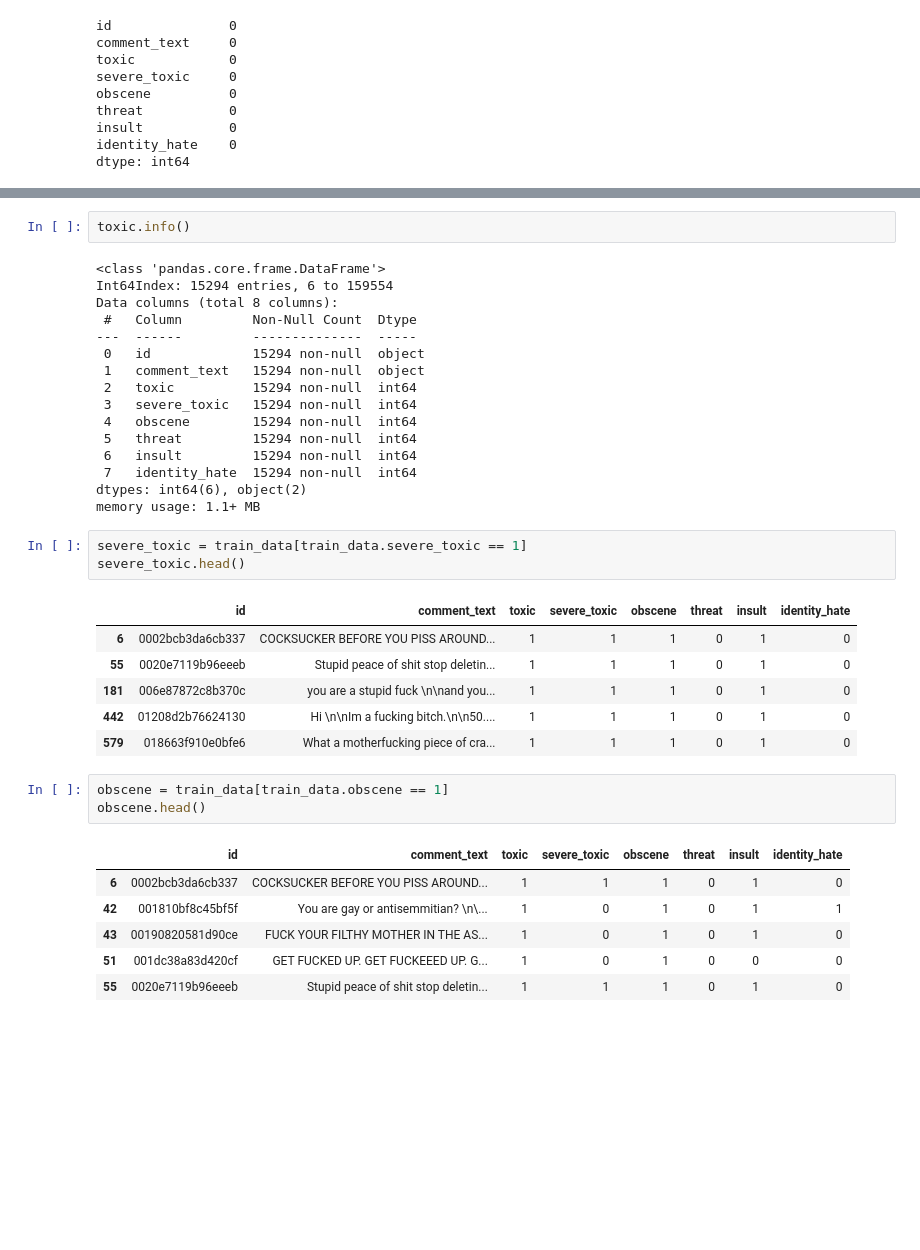
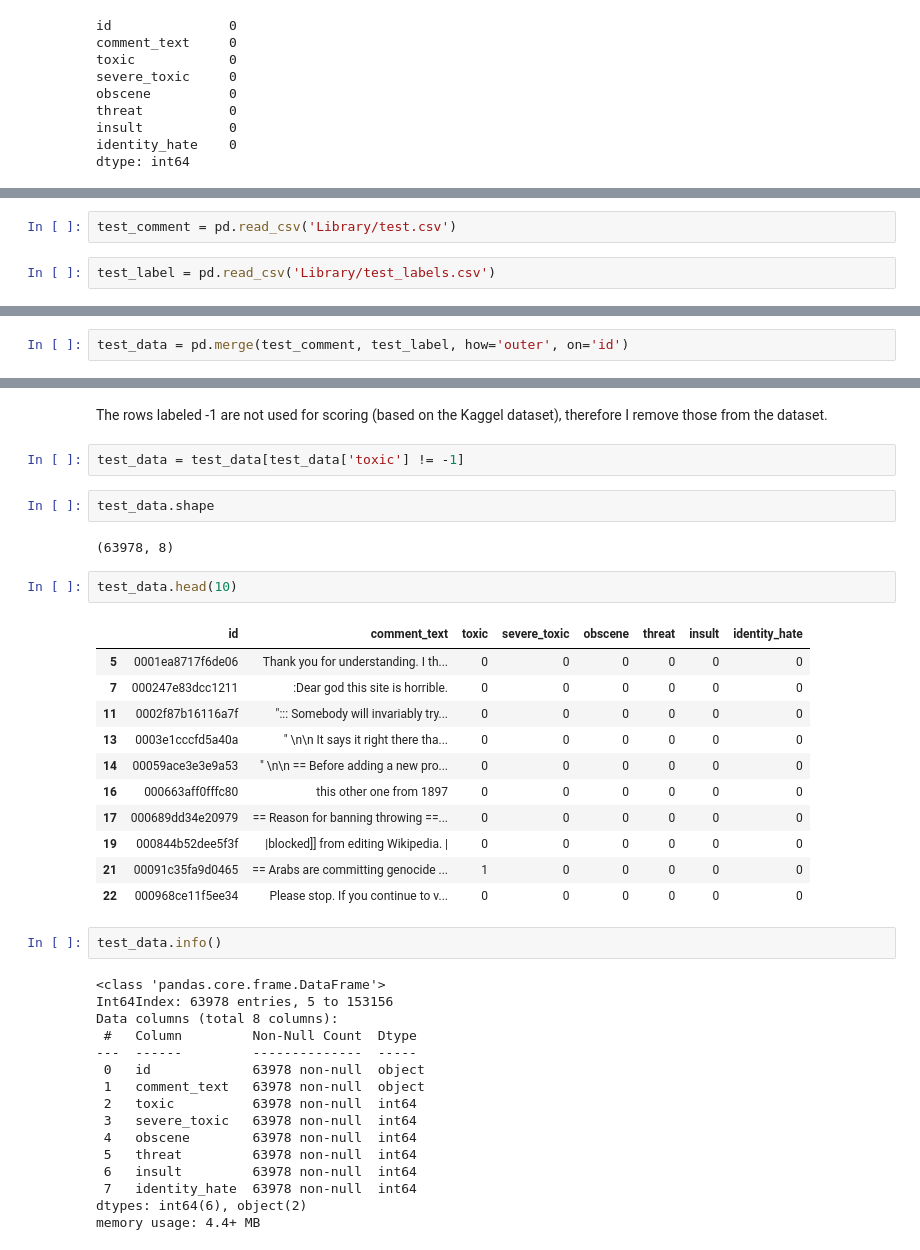
Before and after one commit to TechLadyZ/Springboard-Data-Science-Immerse-Program, a Jupyter notebook: Capstone_Project_2/Notebooks/01_Data_Wrangling.ipynb, the cells around one changed output, grey strips where cells are left out. Saved outputs shown, nothing was run; the diff lists cells and outputs as text; blank space fills up the shorter version.

```diff
--- a/Capstone_Project_2/Notebooks/01_Data_Wrangling.ipynb
+++ b/Capstone_Project_2/Notebooks/01_Data_Wrangling.ipynb
@@ -87,0 +73,4 @@ toxic.head()
+# %%
+test_comment = pd.read_csv('Library/test.csv')
+# %%
+test_label = pd.read_csv('Library/test_labels.csv')
@@ -87,0 +111,2 @@ toxic.head()
+# %%
+test_data = pd.merge(test_comment, test_label, how='outer', on='id')
@@ -88,38 +126,40 @@ toxic.head()
+# %% [markdown]
+The rows labeled -1 are not used for scoring (based on the Kaggel dataset), therefore I remove those from the dataset.
+# %%
+test_data = test_data[test_data['toxic'] != -1]
+# %%
+test_data.shape
+# %% [output]
+(63978, 8)
+# %%
+test_data.head(10)
+# %% [output]
+|  | id | comment_text | toxic | severe_toxic | obscene | threat | insult | identity_hate |
+| 5 | 0001ea8717f6de06 | Thank you for understanding. I th... | 0 | 0 | 0 | 0 | 0 | 0 |
+| 7 | 000247e83dcc1211 | :Dear god this site is horrible. | 0 | 0 | 0 | 0 | 0 | 0 |
+| 11 | 0002f87b16116a7f | "::: Somebody will invariably try... | 0 | 0 | 0 | 0 | 0 | 0 |
+| 13 | 0003e1cccfd5a40a | " \n\n It says it right there tha... | 0 | 0 | 0 | 0 | 0 | 0 |
+| 14 | 00059ace3e3e9a53 | " \n\n == Before adding a new pro... | 0 | 0 | 0 | 0 | 0 | 0 |
+| 16 | 000663aff0fffc80 | this other one from 1897 | 0 | 0 | 0 | 0 | 0 | 0 |
+| 17 | 000689dd34e20979 | == Reason for banning throwing ==... | 0 | 0 | 0 | 0 | 0 | 0 |
+| 19 | 000844b52dee5f3f | |blocked]] from editing Wikipedia. | | 0 | 0 | 0 | 0 | 0 | 0 |
+| 21 | 00091c35fa9d0465 | == Arabs are committing genocide ... | 1 | 0 | 0 | 0 | 0 | 0 |
+| 22 | 000968ce11f5ee34 | Please stop. If you continue to v... | 0 | 0 | 0 | 0 | 0 | 0 |
 # %%
-toxic.info()
+test_data.info()
 # %% [output]
 <class 'pandas.core.frame.DataFrame'>
-Int64Index: 15294 entries, 6 to 159554
+Int64Index: 63978 entries, 5 to 153156
 Data columns (total 8 columns):
  #   Column         Non-Null Count  Dtype
 ---  ------         --------------  -----
- 0   id             15294 non-null  object
- 1   comment_text   15294 non-null  object
- 2   toxic          15294 non-null  int64
- 3   severe_toxic   15294 non-null  int64
- 4   obscene        15294 non-null  int64
- 5   threat         15294 non-null  int64
- 6   insult         15294 non-null  int64
- 7   identity_hate  15294 non-null  int64
+ 0   id             63978 non-null  object
+ 1   comment_text   63978 non-null  object
+ 2   toxic          63978 non-null  int64
+ 3   severe_toxic   63978 non-null  int64
+ 4   obscene        63978 non-null  int64
+ 5   threat         63978 non-null  int64
+ 6   insult         63978 non-null  int64
+ 7   identity_hate  63978 non-null  int64
 dtypes: int64(6), object(2)
-memory usage: 1.1+ MB
+memory usage: 4.4+ MB
-# %%
-severe_toxic = train_data[train_data.severe_toxic == 1]
-severe_toxic.head()
-# %% [output]
-|  | id | comment_text | toxic | severe_toxic | obscene | threat | insult | identity_hate |
-| 6 | 0002bcb3da6cb337 | COCKSUCKER BEFORE YOU PISS AROUND... | 1 | 1 | 1 | 0 | 1 | 0 |
-| 55 | 0020e7119b96eeeb | Stupid peace of shit stop deletin... | 1 | 1 | 1 | 0 | 1 | 0 |
-| 181 | 006e87872c8b370c | you are a stupid fuck \n\nand you... | 1 | 1 | 1 | 0 | 1 | 0 |
-| 442 | 01208d2b76624130 | Hi \n\nIm a fucking bitch.\n\n50.... | 1 | 1 | 1 | 0 | 1 | 0 |
-| 579 | 018663f910e0bfe6 | What a motherfucking piece of cra... | 1 | 1 | 1 | 0 | 1 | 0 |
-# %%
-obscene = train_data[train_data.obscene == 1]
-obscene.head()
-# %% [output]
-|  | id | comment_text | toxic | severe_toxic | obscene | threat | insult | identity_hate |
-| 6 | 0002bcb3da6cb337 | COCKSUCKER BEFORE YOU PISS AROUND... | 1 | 1 | 1 | 0 | 1 | 0 |
-| 42 | 001810bf8c45bf5f | You are gay or antisemmitian? \n\... | 1 | 0 | 1 | 0 | 1 | 1 |
-| 43 | 00190820581d90ce | FUCK YOUR FILTHY MOTHER IN THE AS... | 1 | 0 | 1 | 0 | 1 | 0 |
-| 51 | 001dc38a83d420cf | GET FUCKED UP. GET FUCKEEED UP. G... | 1 | 0 | 1 | 0 | 0 | 0 |
-| 55 | 0020e7119b96eeeb | Stupid peace of shit stop deletin... | 1 | 1 | 1 | 0 | 1 | 0 |
```
Also changed, not shown: parts of 45 cells of this notebook.
